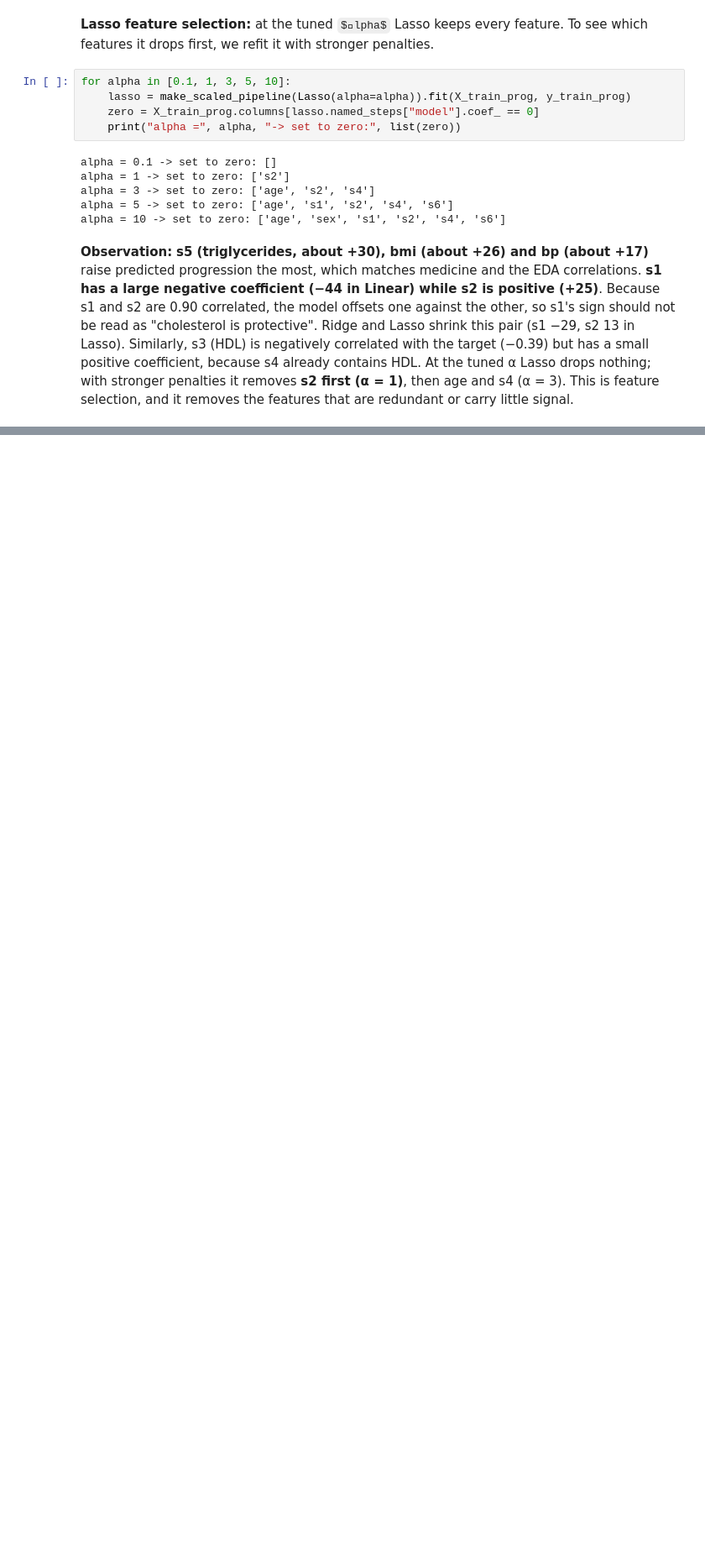
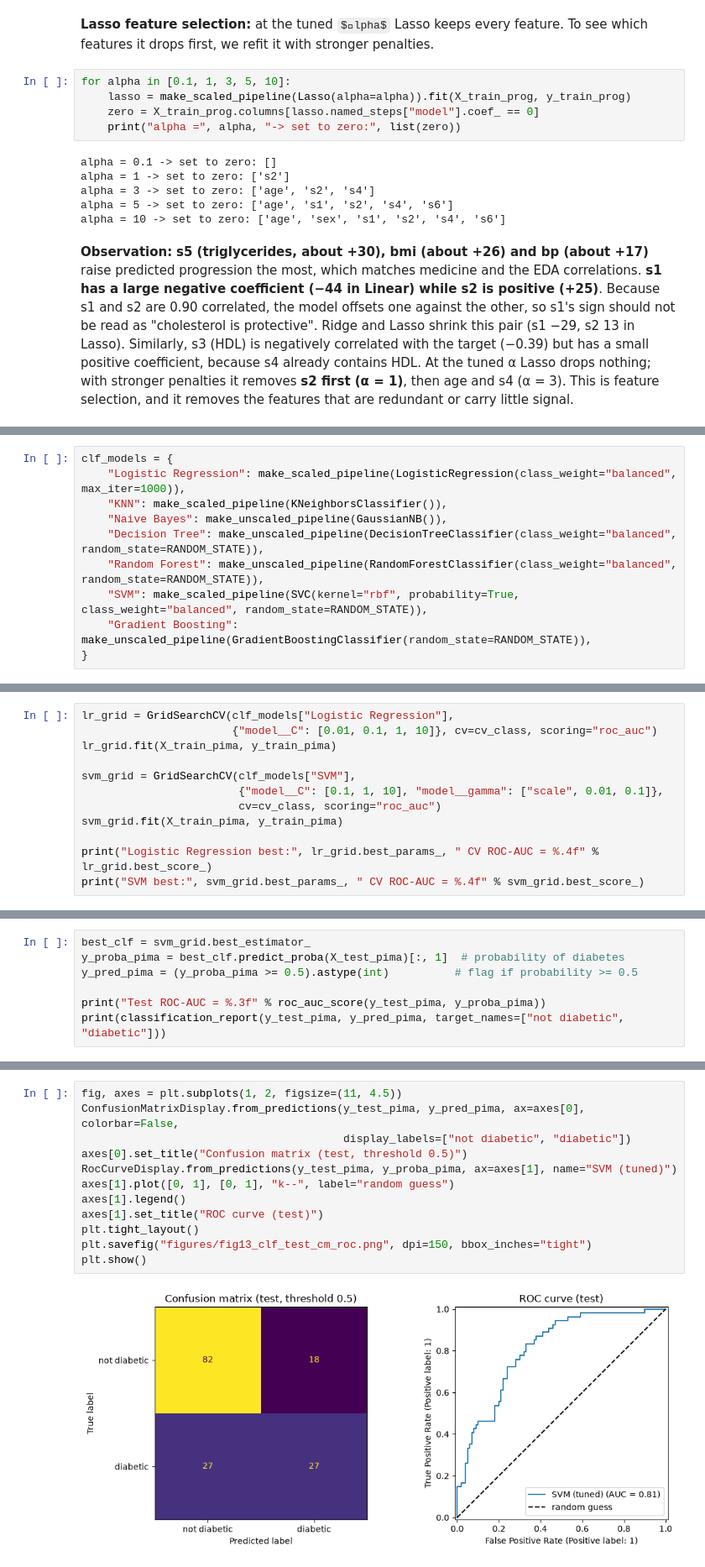
Before and after one commit to aggamsingh/diabetes-risk, a Jupyter notebook: diabetes_risk.ipynb, the cells around one changed output, grey strips where cells are left out. Shown at 84% size. Saved outputs shown, nothing was run; the diff lists cells and outputs as text; some formulas as TeX source; blank space fills up the shorter version.

```diff
--- a/diabetes_risk.ipynb
+++ b/diabetes_risk.ipynb
@@ -826,0 +859,10 @@ alpha = 10 -> set to zero: ['age', 'sex', 's1', 's2', 's4', 's6']
+# %%
+clf_models = {
+    "Logistic Regression": make_scaled_pipeline(LogisticRegression(class_weight="balanced", max_iter=1000)),
+    "KNN": make_scaled_pipeline(KNeighborsClassifier()),
+    "Naive Bayes": make_unscaled_pipeline(GaussianNB()),
+    "Decision Tree": make_unscaled_pipeline(DecisionTreeClassifier(class_weight="balanced", random_state=RANDOM_STATE)),
+    "Random Forest": make_unscaled_pipeline(RandomForestClassifier(class_weight="balanced", random_state=RANDOM_STATE)),
+    "SVM": make_scaled_pipeline(SVC(kernel="rbf", probability=True, class_weight="balanced", random_state=RANDOM_STATE)),
+    "Gradient Boosting": make_unscaled_pipeline(GradientBoostingClassifier(random_state=RANDOM_STATE)),
+}
@@ -826,0 +912,12 @@ alpha = 10 -> set to zero: ['age', 'sex', 's1', 's2', 's4', 's6']
+# %%
+lr_grid = GridSearchCV(clf_models["Logistic Regression"],
+                       {"model__C": [0.01, 0.1, 1, 10]}, cv=cv_class, scoring="roc_auc")
+lr_grid.fit(X_train_pima, y_train_pima)
+
+svm_grid = GridSearchCV(clf_models["SVM"],
+                        {"model__C": [0.1, 1, 10], "model__gamma": ["scale", 0.01, 0.1]},
+                        cv=cv_class, scoring="roc_auc")
+svm_grid.fit(X_train_pima, y_train_pima)
+
+print("Logistic Regression best:", lr_grid.best_params_, " CV ROC-AUC = %.4f" % lr_grid.best_score_)
+print("SVM best:", svm_grid.best_params_, " CV ROC-AUC = %.4f" % svm_grid.best_score_)
@@ -826,0 +933,7 @@ alpha = 10 -> set to zero: ['age', 'sex', 's1', 's2', 's4', 's6']
+# %%
+best_clf = svm_grid.best_estimator_
+y_proba_pima = best_clf.predict_proba(X_test_pima)[:, 1]  # probability of diabetes
+y_pred_pima = (y_proba_pima >= 0.5).astype(int)          # flag if probability >= 0.5
+
+print("Test ROC-AUC = %.3f" % roc_auc_score(y_test_pima, y_proba_pima))
+print(classification_report(y_test_pima, y_pred_pima, target_names=["not diabetic", "diabetic"]))
@@ -826,0 +950,14 @@ alpha = 10 -> set to zero: ['age', 'sex', 's1', 's2', 's4', 's6']
+# %%
+fig, axes = plt.subplots(1, 2, figsize=(11, 4.5))
+ConfusionMatrixDisplay.from_predictions(y_test_pima, y_pred_pima, ax=axes[0], colorbar=False,
+                                        display_labels=["not diabetic", "diabetic"])
+axes[0].set_title("Confusion matrix (test, threshold 0.5)")
+RocCurveDisplay.from_predictions(y_test_pima, y_proba_pima, ax=axes[1], name="SVM (tuned)")
+axes[1].plot([0, 1], [0, 1], "k--", label="random guess")
+axes[1].legend()
+axes[1].set_title("ROC curve (test)")
+plt.tight_layout()
+plt.savefig("figures/fig13_clf_test_cm_roc.png", dpi=150, bbox_inches="tight")
+plt.show()
+# %% [output]
+[figure, added]
```
Also changed, not shown: parts of 18 cells of this notebook, 6 other files.
